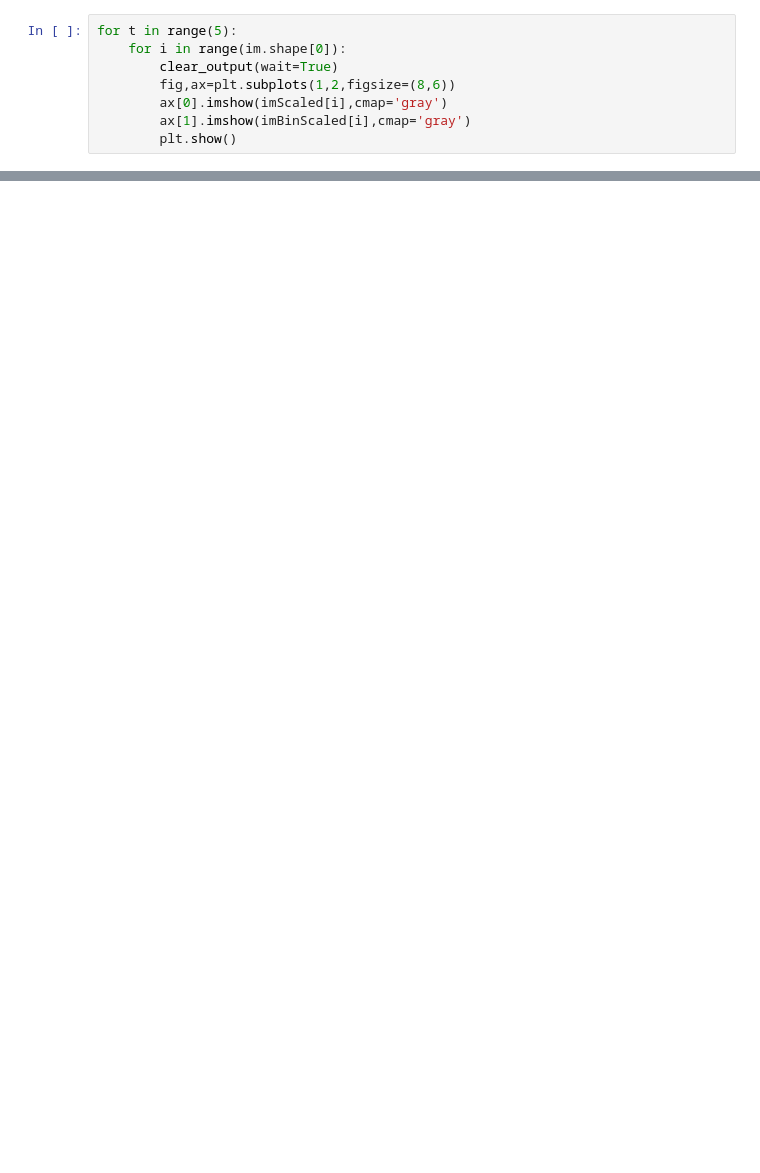
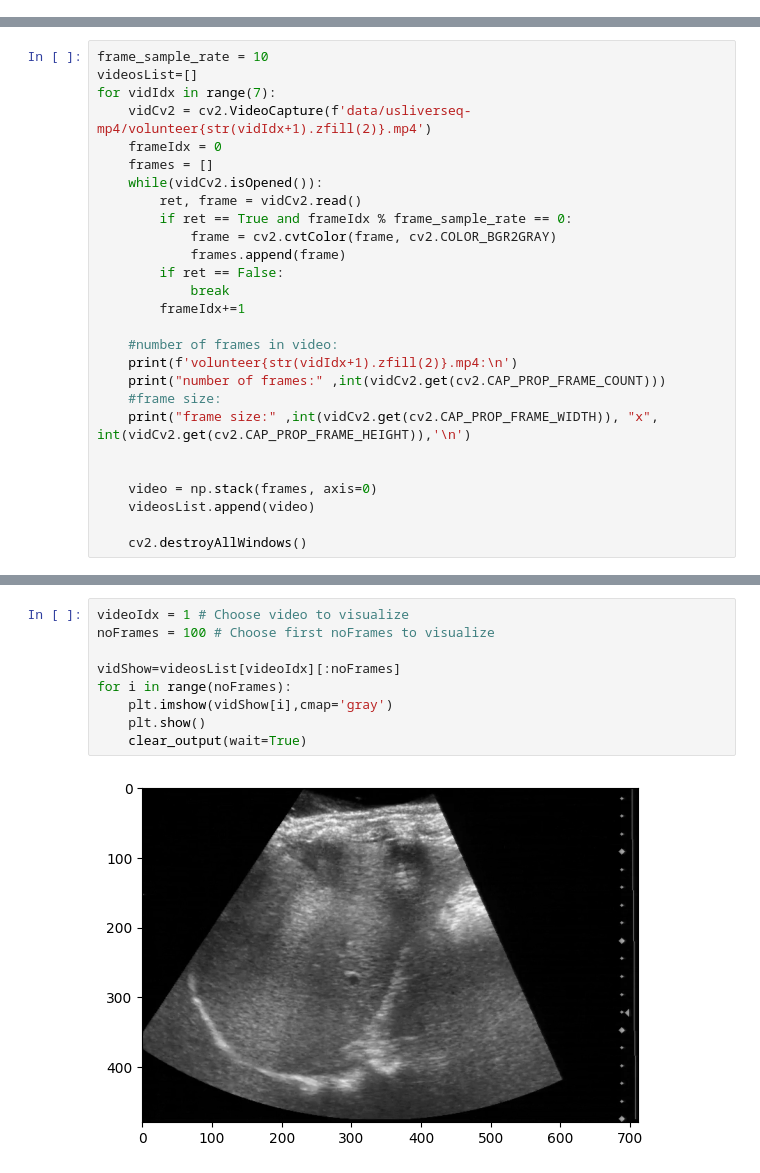
Before and after one commit to markusOlsen1/ModelBasedProject, a Jupyter notebook: main.ipynb, the cells around one changed output, grey strips where cells are left out. Saved outputs shown, nothing was run; the diff lists cells and outputs as text; blank space fills up the shorter version.

Commit message:
added loading of all videos

```diff
--- a/main.ipynb
+++ b/main.ipynb
@@ -118,8 +9,0 @@ We then visualize again
-# %%
-for t in range(5):
-    for i in range(im.shape[0]):
-        clear_output(wait=True)
-        fig,ax=plt.subplots(1,2,figsize=(8,6))
-        ax[0].imshow(imScaled[i],cmap='gray')
-        ax[1].imshow(imBinScaled[i],cmap='gray')
-        plt.show()
@@ -139,0 +10,27 @@ print(imScaledVec.shape)
+# %%
+frame_sample_rate = 10
+videosList=[]
+for vidIdx in range(7):
+    vidCv2 = cv2.VideoCapture(f'data/usliverseq-mp4/volunteer{str(vidIdx+1).zfill(2)}.mp4')
+    frameIdx = 0
+    frames = []
+    while(vidCv2.isOpened()):
+        ret, frame = vidCv2.read()
+        if ret == True and frameIdx % frame_sample_rate == 0:
+            frame = cv2.cvtColor(frame, cv2.COLOR_BGR2GRAY)
+            frames.append(frame)
+        if ret == False:
+            break
+        frameIdx+=1
+
+    #number of frames in video:
+    print(f'volunteer{str(vidIdx+1).zfill(2)}.mp4:\n')
+    print("number of frames:" ,int(vidCv2.get(cv2.CAP_PROP_FRAME_COUNT)))
+    #frame size:
+    print("frame size:" ,int(vidCv2.get(cv2.CAP_PROP_FRAME_WIDTH)), "x", int(vidCv2.get(cv2.CAP_PROP_FRAME_HEIGHT)),'\n')
+
+
+    video = np.stack(frames, axis=0)
+    videosList.append(video)
+
+    cv2.destroyAllWindows()
@@ -139,0 +55,11 @@ print(imScaledVec.shape)
+# %%
+videoIdx = 1 # Choose video to visualize
+noFrames = 100 # Choose first noFrames to visualize
+
+vidShow=videosList[videoIdx][:noFrames]
+for i in range(noFrames):
+    plt.imshow(vidShow[i],cmap='gray')
+    plt.show()
+    clear_output(wait=True)
+# %% [output]
+[figure, added]
```
Also changed, not shown: parts of 19 cells of this notebook.
